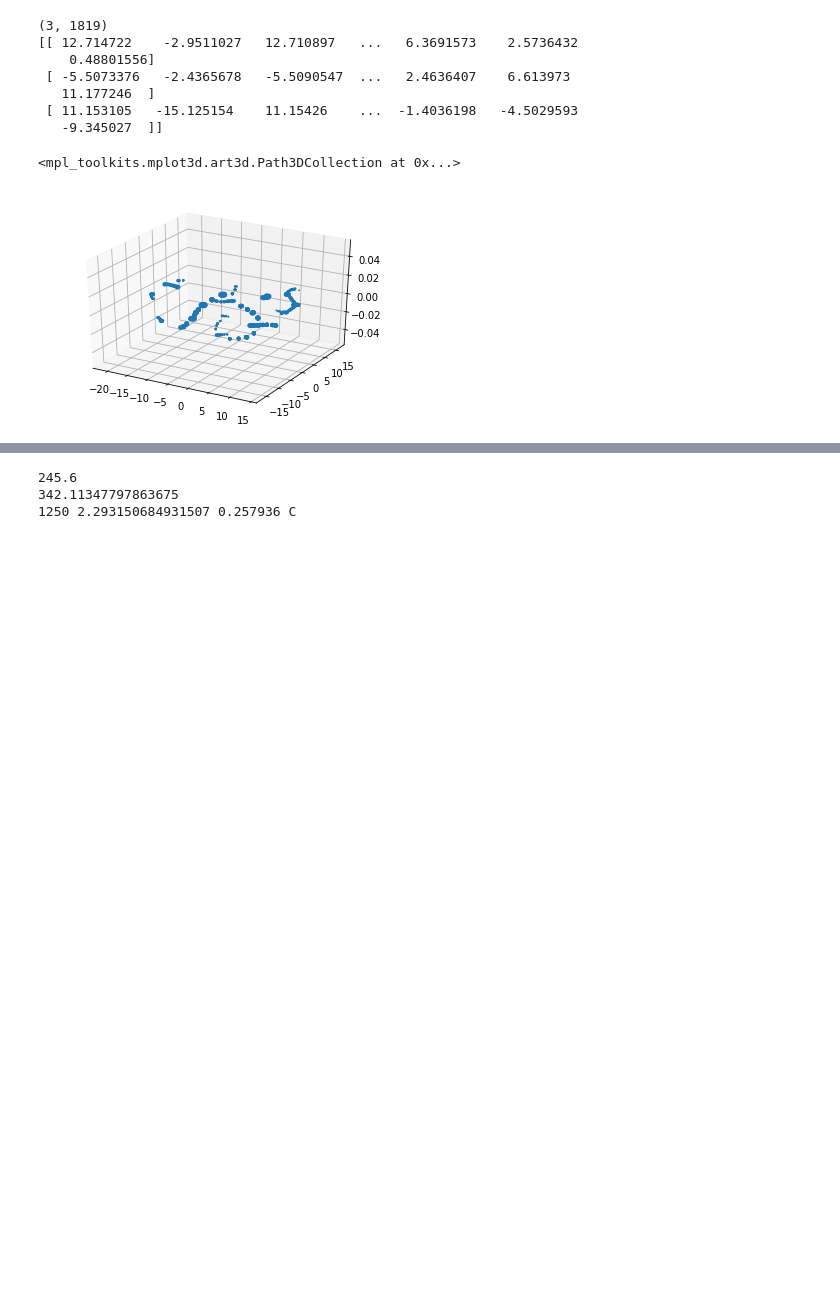
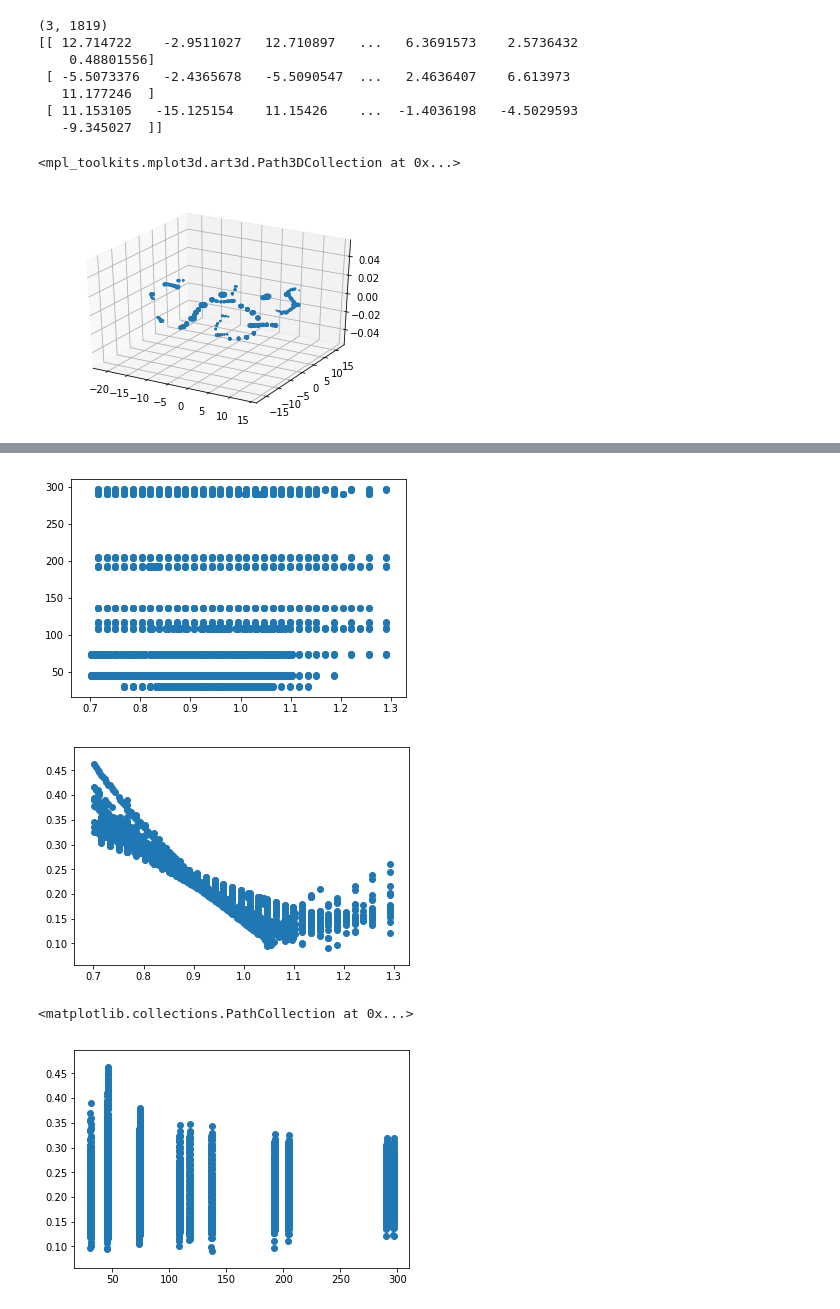
Before and after one commit to bhcho94/homework, a Jupyter notebook: FE539/impliedvol.ipynb, the cells around one changed output, grey strips where cells are left out. Cells and saved outputs as stored; diff of their text form; code cells hidden in the pictures; blank space fills up the shorter version.

```diff
--- a/FE539/impliedvol.ipynb
+++ b/FE539/impliedvol.ipynb
@@ -131,9 +119,13 @@ ax.scatter(T, K, V)
-# %%
-i = 50
-print(P[i])
-print(option_price(1430, K[i], T[i], V[i], callput[i], 0.02))
-print(K[i], T[i], V[i], callput[i])
-# %% [output]
-245.6
-342.11347797863675
-1250 2.293150684931507 0.257936 C
+# %%
+plt.scatter(data['strike'], data['days'])
+plt.show()
+plt.clf()
+plt.scatter(data['strike'],data['IV'])
+plt.show()
+plt.clf()
+plt.scatter(data['days'],data['IV'])
+# %% [output]
+[figure, added]
+[figure, added]
+<matplotlib.collections.PathCollection at 0x...>
+[figure, added]
```
Also changed, not shown: parts of 2 cells of this notebook, 2 other files.
